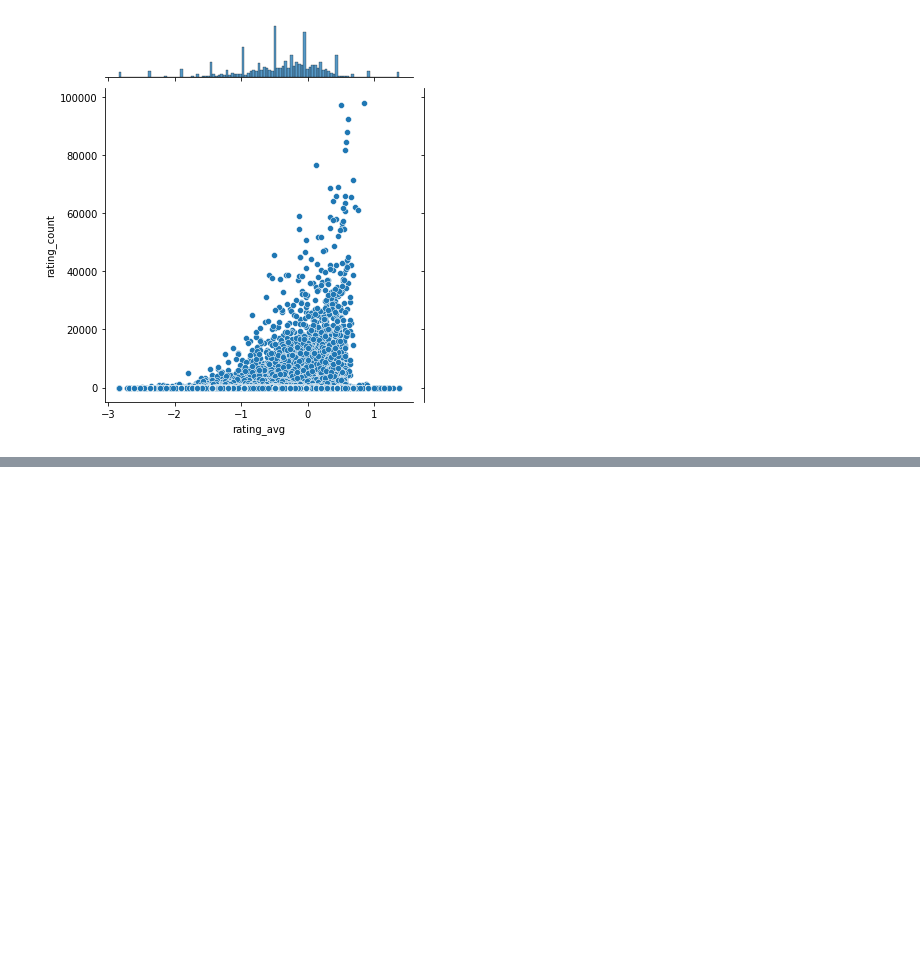
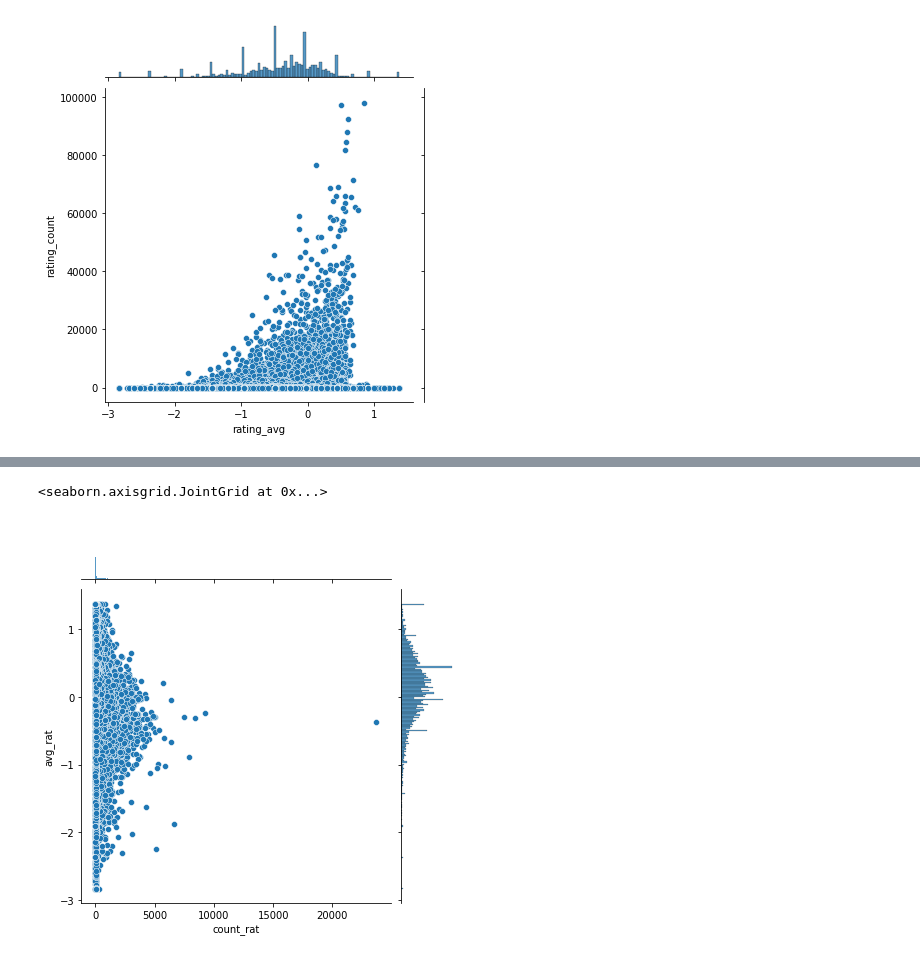
Before and after one commit to luismoroco/ScalableRecommendSystem, a Jupyter notebook: db-interact.ipynb, the cells around one changed output, grey strips where cells are left out. Drawn from its saved outputs; the diff is of its cells as text; code cells hidden in the pictures; blank space fills up the shorter version.

```diff
--- a/db-interact.ipynb
+++ b/db-interact.ipynb
@@ -121,3 +121,8 @@ sns.jointplot(x='rating_avg', y='rating_count', data=mov_df)
 # %% [output]
 <seaborn.axisgrid.JointGrid at 0x...>
 [figure]
+# %%
+# users
+
+usr_rat_df = pd.read_csv('./data/preprocessed/users_ratings.csv', usecols=['userId', 'count_rat', 'avg_rat'])
+usr_rat_df.head(4)
@@ -123,0 +144,5 @@ sns.jointplot(x='rating_avg', y='rating_count', data=mov_df)
+# %%
+sns.jointplot(x='count_rat', y='avg_rat', data=usr_rat_df)
+# %% [output]
+<seaborn.axisgrid.JointGrid at 0x...>
+[figure, added]
```
Also changed, not shown: parts of 13 cells of this notebook.
